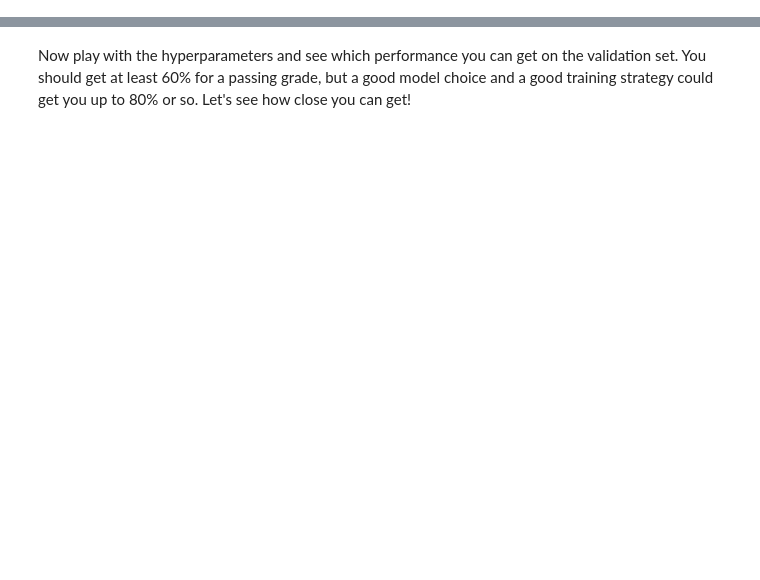
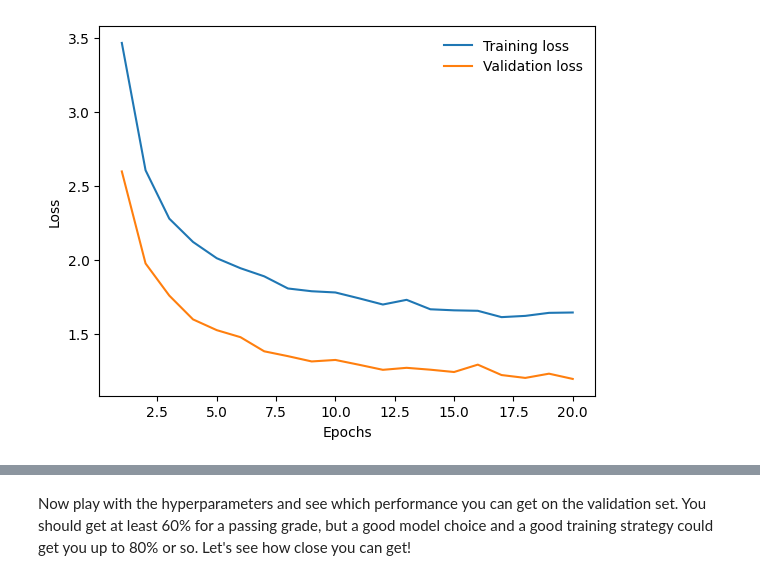
Before and after one commit to karencfisher/landmark-classifier, a Jupyter notebook: transfer_learning.ipynb, the cells around one changed output, grey strips where cells are left out. Cells and saved outputs as stored; diff of their text form; code cells hidden in the pictures; blank space fills up the shorter version.

```diff
--- a/transfer_learning.ipynb
+++ b/transfer_learning.ipynb
@@ -57,9 +59,9 @@ Let's train our transfer learning model! Let's start defining the hyperparameter
 # %%
 batch_size = 64  # size of the minibatch for stochastic gradient descent (or Adam)
 valid_size = 0.2  # fraction of the training data to reserve for validation
-num_epochs = 50  # number of epochs for training
+num_epochs = 20  # number of epochs for training
 num_classes = 50  # number of classes. Do not change this
-learning_rate = 0.001  # Learning rate for SGD (or Adam)
+learning_rate = 0.002  # Learning rate for SGD (or Adam)
 opt = 'adam'      # optimizer. 'sgd' or 'adam'
 weight_decay = 0.0 # regularization. Increase this to combat overfitting
 # %%
@@ -73,7 +75,7 @@ from src.transfer import get_model_transfer_learning
 # For example, if you want to load ResNet 18, use "resnet18"
 # NOTE: use the hyperparameters defined in the previous cell, do NOT copy/paste the
 # values
-model_transfer = # YOUR CODE HERE
+model_transfer = get_model_transfer_learning("resnet18", n_classes=num_classes)
 
 # train the model
 data_loaders = get_data_loaders(batch_size=batch_size)
@@ -87,13 +89,13 @@ loss = get_loss()
 
 scheduler = None
 
-optimize(
+train_losses, valid_losses, _ = optimize(
     data_loaders,
     model_transfer,
     optimizer,
     loss,
     n_epochs=num_epochs,
     save_path="checkpoints/model_transfer.pt",
-    scheduler=scheduler,
+    scheduler=scheduler
 )
 # %% [output]
@@ -101 +126,15 @@ optimize(
+# %%
+import matplotlib.pyplot as plt
+import numpy as np
+
+# Plot training and validation loss
+x = range(1, len(train_losses) + 1)
+plt.plot(x, train_losses, label="Training loss")
+plt.plot(x, valid_losses, label="Validation loss")
+plt.xlabel("Epochs")
+plt.ylabel("Loss")
+plt.legend(frameon=False)
+plt.show()
+# %% [output]
+[figure, added]
 # %% [markdown]
```
Also changed, not shown: parts of 15 cells of this notebook.
